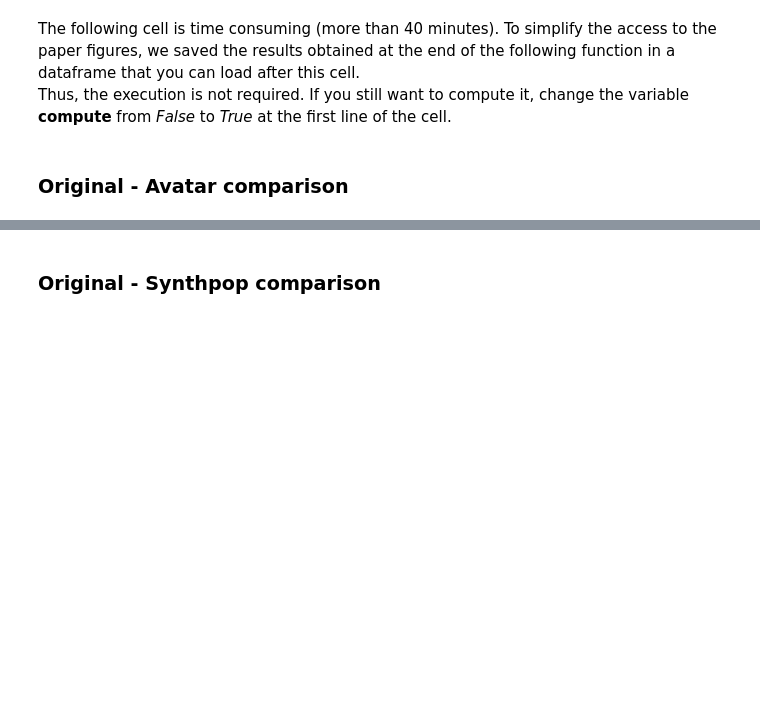
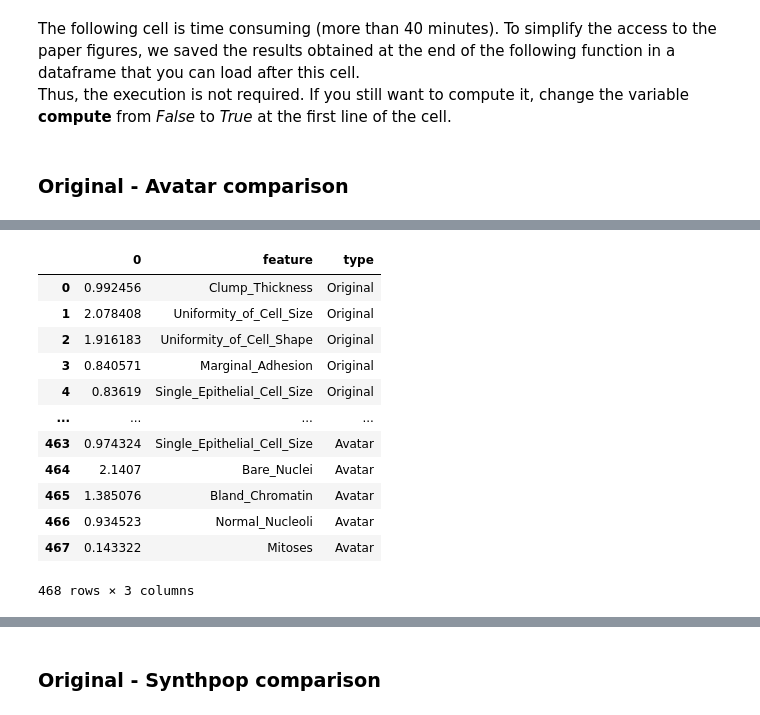
Before and after one commit to octopize/avatar-paper, a Jupyter notebook: notebooks/1.1.WBCD_SVM_model_python.ipynb, the cells around one changed output, grey strips where cells are left out. Drawn from its saved outputs; the diff is of its cells as text; code cells hidden in the pictures; blank space fills up the shorter version.

```diff
--- a/notebooks/1.1.WBCD_SVM_model_python.ipynb
+++ b/notebooks/1.1.WBCD_SVM_model_python.ipynb
@@ -288,0 +419,16 @@ if compute:
+# %%
+df_res_70
+# %% [output]
+|  | 0 | feature | type |
+| 0 | 0.992456 | Clump_Thickness | Original |
+| 1 | 2.078408 | Uniformity_of_Cell_Size | Original |
+| 2 | 1.916183 | Uniformity_of_Cell_Shape | Original |
+| 3 | 0.840571 | Marginal_Adhesion | Original |
+| 4 | 0.83619 | Single_Epithelial_Cell_Size | Original |
+| ... | ... | ... | ... |
+| 463 | 0.974324 | Single_Epithelial_Cell_Size | Avatar |
+| 464 | 2.1407 | Bare_Nuclei | Avatar |
+| 465 | 1.385076 | Bland_Chromatin | Avatar |
+| 466 | 0.934523 | Normal_Nucleoli | Avatar |
+| 467 | 0.143322 | Mitoses | Avatar |
+468 rows × 3 columns
```
Also changed, not shown: parts of 8 cells of this notebook, 1 other file.
